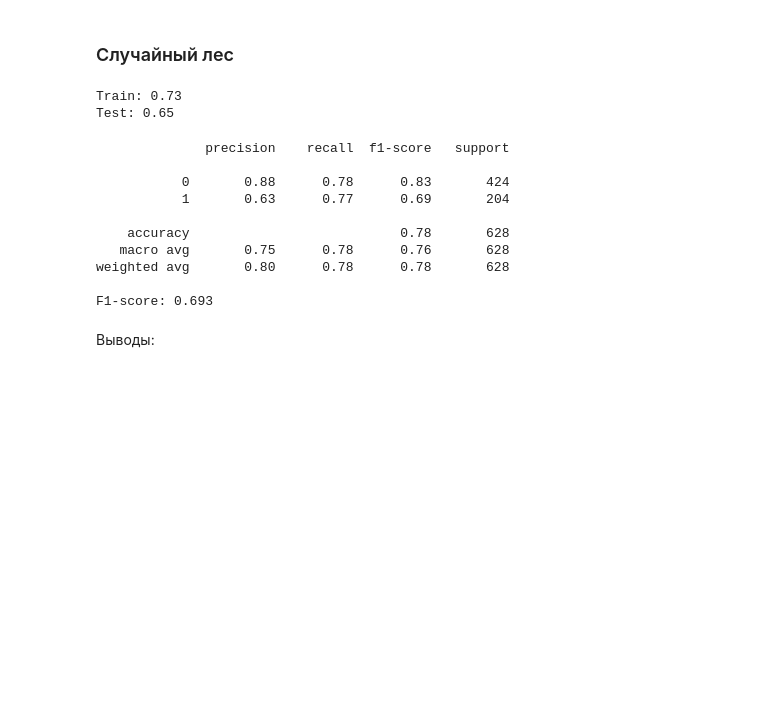
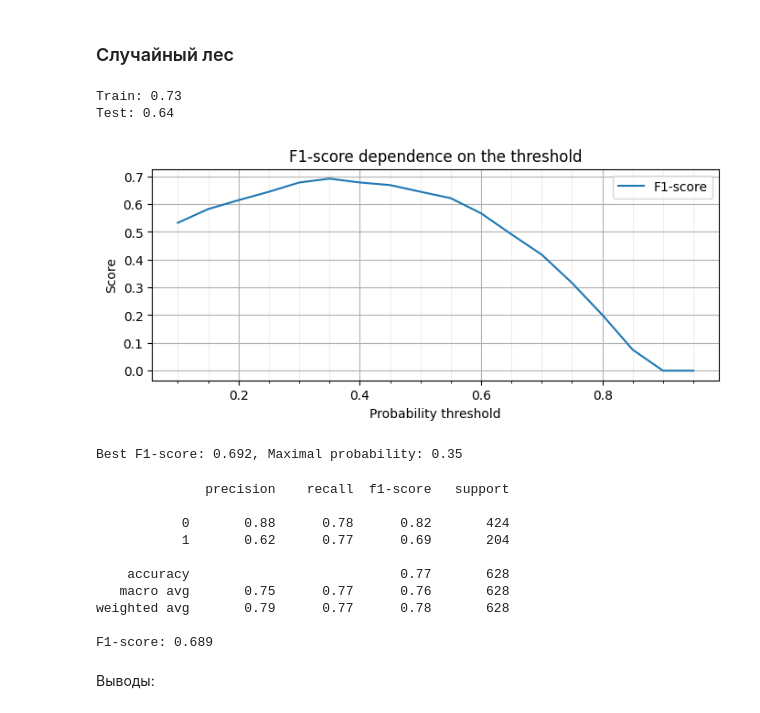
Before and after one commit to Alex1iv/Bank_customers_outflow, a Jupyter notebook: notebooks/Bank_clients_en.ipynb, the cells around one changed output. Drawn from its saved outputs; the diff is of its cells as text; code cells hidden in the pictures; blank space fills up the shorter version.

```diff
--- a/notebooks/Bank_clients_en.ipynb
+++ b/notebooks/Bank_clients_en.ipynb
@@ -767,7 +767,7 @@ Test: 0.65
 # %%
 #Создаем объект класса случайный лес
 rf = ensemble.RandomForestClassifier(
-    n_estimators=400, #число деревьев
+    n_estimators=500, #число деревьев
     criterion='entropy', #критерий эффективности
     max_depth=8, #максимальная глубина дерева
     min_samples_leaf = 10, # Минимальное число объектов в листе
@@ -788,4 +788,4 @@ y_pred_test = rf.predict(X_test)
 print('Test: {:.2f}'.format(metrics.f1_score(y_test, y_pred_test)))
 # %% [output]
 Train: 0.73
-Test: 0.65
+Test: 0.64
@@ -792,26 +798,70 @@ Test: 0.65
+# %%
+f1_scores = []
+#Сгенерируем набор вероятностных порогов в диапазоне от 0.1 до 1
+thresholds = np.arange(0.1, 1, 0.05)
+#В цикле будем перебирать сгенерированные пороги
+for threshold in thresholds:
+    #Клиентов, для которых вероятность оттока > threshold относим к классу 1. В противном случае - к классу 0
+    #y_test_pred = y_test_proba_pred.apply(lambda x: 1 if x>threshold else 0)
+    y_test_pred = np.where(y_test_proba_pred>threshold, 1, 0)
+
+    #Считаем метрики и добавляем их в списки
+    #recall_scores.append(metrics.recall_score(y_test, y_test_pred))
+    #precision_scores.append(metrics.precision_score(y_test, y_test_pred))
+    f1_scores.append(metrics.f1_score(y_test, y_test_pred))
+
+#Визуализируем метрики при различных threshold
+fig, ax = plt.subplots(figsize=(8, 3)) #фигура + координатная плоскость
+#Строим линейный график зависимости recall от threshold
+#ax.plot(thresholds, recall_scores, label='Recall')
+#Строим линейный график зависимости precision от threshold
+#ax.plot(thresholds, precision_scores, label='Precision')
+
+minor_ticks = np.arange(0, 1, 0.05)
+ax.set_xticks(minor_ticks, minor=True)
+#Строим линейный график зависимости F1 от threshold
+ax.plot(thresholds, f1_scores, label='F1-score')
+#Даем графику название и подписи осям
+ax.set_title('F1-score dependence on the threshold') # Recall/Precision dependence on the threshold
+ax.set_xlabel('Probability threshold')
+ax.set_ylabel('Score')
+#Отображаем легенду
+ax.legend()
+ax.grid()
+ax.grid(which='minor', alpha=0.2);
+# %% [output]
+[figure, added]
+# %%
+# Maximal F1-score
+max_f1_score = max(f1_scores)
+
+# transform list of f1-scores to array
+f1_scores = np.array(f1_scores).round(3)
+
+# The probability value of the best f1-score value
+threshold_opt = round(0.05 + (np.argmax(f1_scores) + 1)*0.05, 2)
+print(f'Best F1-score: {max_f1_score.round(3)}, Maximal probability: {threshold_opt}')
+# %% [output]
+Best F1-score: 0.692, Maximal probability: 0.35
 # %%
-#Считаем вероятности оттока клиентов модели случайный лес
-y_test_proba_pred = rf.predict_proba(X_test)[:, 1]
-#Для удобства завернем numpy-массив в pandas Series
-y_test_proba_pred = pd.Series(y_test_proba_pred)
-
 #Задаем оптимальный порог вероятностей
-threshold_opt = 0.35
+threshold_opt = threshold_opt
 #Клиентов, для которых вероятность оттока > threshold относим к классу 1. В противном случае - к классу 0
-y_pred_opt = y_test_proba_pred.apply(lambda x: 1 if x > threshold_opt else 0)
+#y_pred_opt = y_test_proba_pred.apply(lambda x: 1 if x > threshold_opt else 0) # в pandas
+y_test_pred = np.where(y_test_proba_pred > threshold, 1, 0)  # в numpy
 #Считаем метрики
 print(metrics.classification_report(y_test, y_pred_opt))
 print('F1-score:', metrics.f1_score(y_test, y_pred_opt).round(3))
 # %% [output]
               precision    recall  f1-score   support
 
-           0       0.88      0.78      0.83       424
-           1       0.63      0.77      0.69       204
+           0       0.88      0.78      0.82       424
+           1       0.62      0.77      0.69       204
 
-    accuracy                           0.78       628
-   macro avg       0.75      0.78      0.76       628
-weighted avg       0.80      0.78      0.78       628
+    accuracy                           0.77       628
+   macro avg       0.75      0.77      0.76       628
+weighted avg       0.79      0.77      0.78       628
 
-F1-score: 0.693
+F1-score: 0.689
 # %% [markdown]
 Выводы:
```
Also changed, not shown: parts of 2 cells of this notebook.
